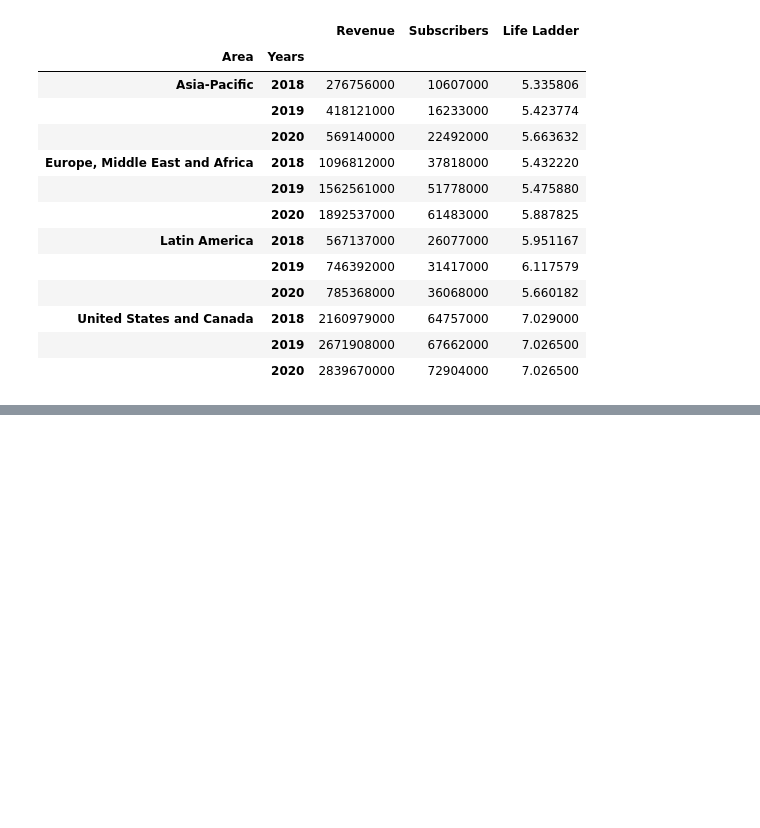
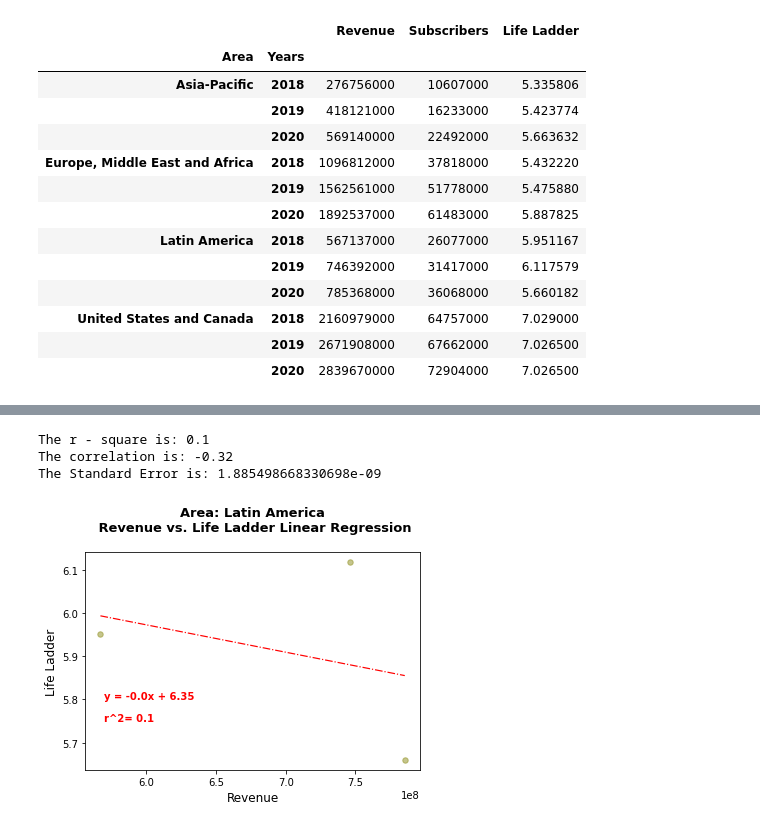
Before and after one commit to adamholcomb/Python-Media-Happiness-Analysis, a Jupyter notebook: HappinessIndex-KF.ipynb, the cells around one changed output, grey strips where cells are left out. Drawn from its saved outputs; the diff is of its cells as text; code cells hidden in the pictures; blank space fills up the shorter version.

```diff
--- a/HappinessIndex-KF.ipynb
+++ b/HappinessIndex-KF.ipynb
@@ -439,0 +559,13 @@ netflix_rev_region_year_goupby
+# %%
+linear_regression_b(latin_america_area['Revenue'], latin_america_area['Life Ladder'],5.7e8,5.8)
+# plt.savefig('')
+# plt.savefig('')
+plt.title(f'Area: Latin America\n Revenue vs. Life Ladder Linear Regression\n', fontsize = 13, fontweight = 'bold')
+plt.xlabel('Revenue', fontsize = 12)
+plt.ylabel('Life Ladder', fontsize = 12)
+plt.show()
+# %% [output]
+The r - square is: 0.1
+The correlation is: -0.32
+The Standard Error is: 1.885498668330698e-09
+[figure, added]
```
Also changed, not shown: parts of 17 cells of this notebook.
